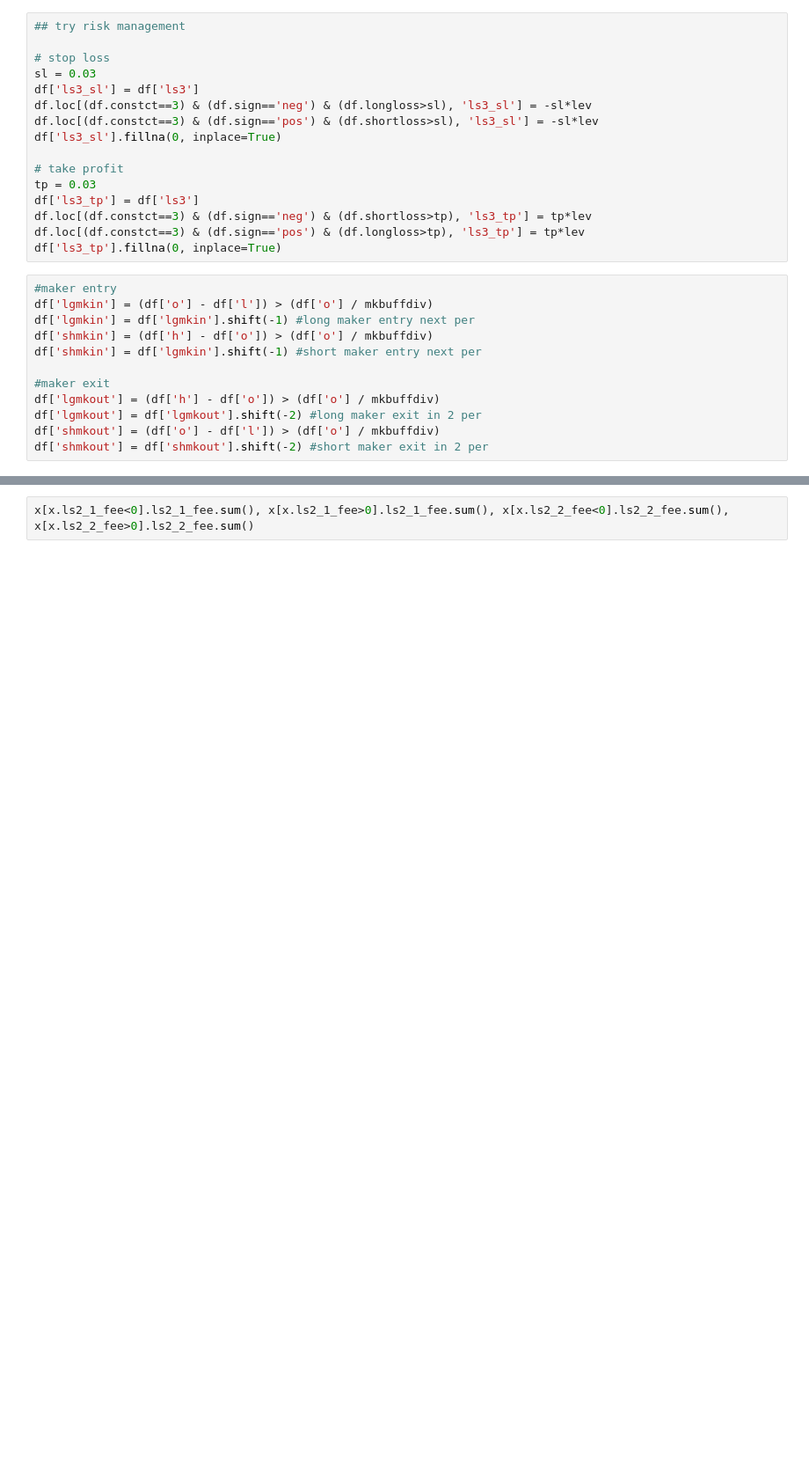
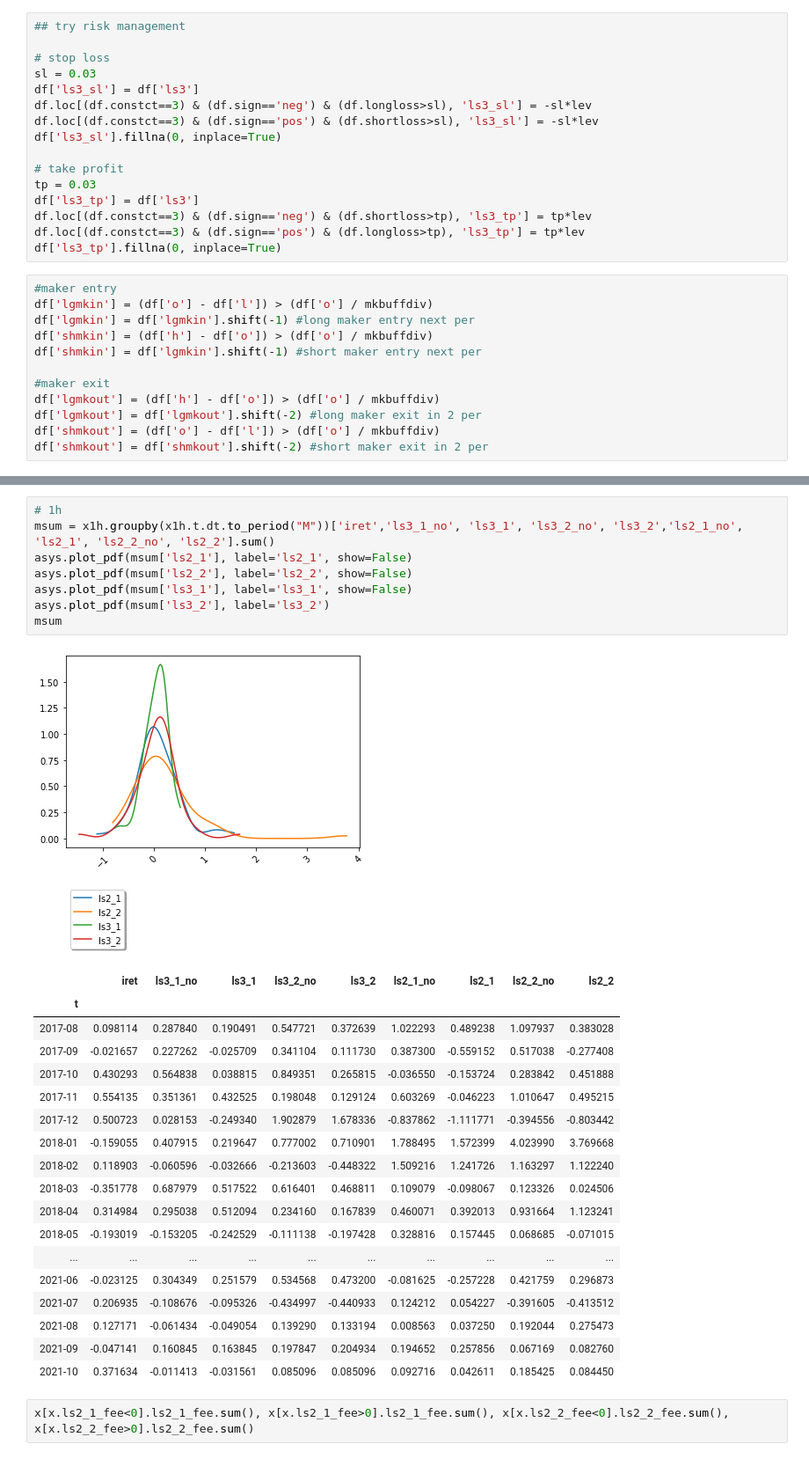
Before and after one commit to antogranell/gdax, a Jupyter notebook: project_index_2.ipynb, the cells around one changed output, grey strips where cells are left out. Shown at 88% size. Drawn from its saved outputs; the diff is of its cells as text; blank space fills up the shorter version.

```diff
--- a/project_index_2.ipynb
+++ b/project_index_2.ipynb
@@ -586,3 +653,31 @@ x.groupby(x.t.dt.to_period("Y") )['iret','ls3_1_no', 'ls3_1', 'ls3_2_no', 'ls3_2
+# %%
+# 1h
+msum = x1h.groupby(x1h.t.dt.to_period("M"))['iret','ls3_1_no', 'ls3_1', 'ls3_2_no', 'ls3_2','ls2_1_no', 'ls2_1', 'ls2_2_no', 'ls2_2'].sum()
+asys.plot_pdf(msum['ls2_1'], label='ls2_1', show=False)
+asys.plot_pdf(msum['ls2_2'], label='ls2_2', show=False)
+asys.plot_pdf(msum['ls3_1'], label='ls3_1', show=False)
+asys.plot_pdf(msum['ls3_2'], label='ls3_2')
+msum
+# %% [output]
+[figure, added]
+|  | iret | ls3_1_no | ls3_1 | ls3_2_no | ls3_2 | ls2_1_no | ls2_1 | ls2_2_no | ls2_2 |
+| t |  |  |  |  |  |  |  |  |  |
+| 2017-08 | 0.098114 | 0.287840 | 0.190491 | 0.547721 | 0.372639 | 1.022293 | 0.489238 | 1.097937 | 0.383028 |
+| 2017-09 | -0.021657 | 0.227262 | -0.025709 | 0.341104 | 0.111730 | 0.387300 | -0.559152 | 0.517038 | -0.277408 |
+| 2017-10 | 0.430293 | 0.564838 | 0.038815 | 0.849351 | 0.265815 | -0.036550 | -0.153724 | 0.283842 | 0.451888 |
+| 2017-11 | 0.554135 | 0.351361 | 0.432525 | 0.198048 | 0.129124 | 0.603269 | -0.046223 | 1.010647 | 0.495215 |
+| 2017-12 | 0.500723 | 0.028153 | -0.249340 | 1.902879 | 1.678336 | -0.837862 | -1.111771 | -0.394556 | -0.803442 |
+| 2018-01 | -0.159055 | 0.407915 | 0.219647 | 0.777002 | 0.710901 | 1.788495 | 1.572399 | 4.023990 | 3.769668 |
+| 2018-02 | 0.118903 | -0.060596 | -0.032666 | -0.213603 | -0.448322 | 1.509216 | 1.241726 | 1.163297 | 1.122240 |
+| 2018-03 | -0.351778 | 0.687979 | 0.517522 | 0.616401 | 0.468811 | 0.109079 | -0.098067 | 0.123326 | 0.024506 |
+| 2018-04 | 0.314984 | 0.295038 | 0.512094 | 0.234160 | 0.167839 | 0.460071 | 0.392013 | 0.931664 | 1.123241 |
+| 2018-05 | -0.193019 | -0.153205 | -0.242529 | -0.111138 | -0.197428 | 0.328816 | 0.157445 | 0.068685 | -0.071015 |
+| ... | ... | ... | ... | ... | ... | ... | ... | ... | ... |
+| 2021-06 | -0.023125 | 0.304349 | 0.251579 | 0.534568 | 0.473200 | -0.081625 | -0.257228 | 0.421759 | 0.296873 |
+| 2021-07 | 0.206935 | -0.108676 | -0.095326 | -0.434997 | -0.440933 | 0.124212 | 0.054227 | -0.391605 | -0.413512 |
+| 2021-08 | 0.127171 | -0.061434 | -0.049054 | 0.139290 | 0.133194 | 0.008563 | 0.037250 | 0.192044 | 0.275473 |
+| 2021-09 | -0.047141 | 0.160845 | 0.163845 | 0.197847 | 0.204934 | 0.194652 | 0.257856 | 0.067169 | 0.082760 |
+| 2021-10 | 0.371634 | -0.011413 | -0.031561 | 0.085096 | 0.085096 | 0.092716 | 0.042611 | 0.185425 | 0.084450 |
 # %%
 x[x.ls2_1_fee<0].ls2_1_fee.sum(), x[x.ls2_1_fee>0].ls2_1_fee.sum(), x[x.ls2_2_fee<0].ls2_2_fee.sum(), x[x.ls2_2_fee>0].ls2_2_fee.sum()
 # %% [output]
```
Also changed, not shown: parts of 21 cells of this notebook.
